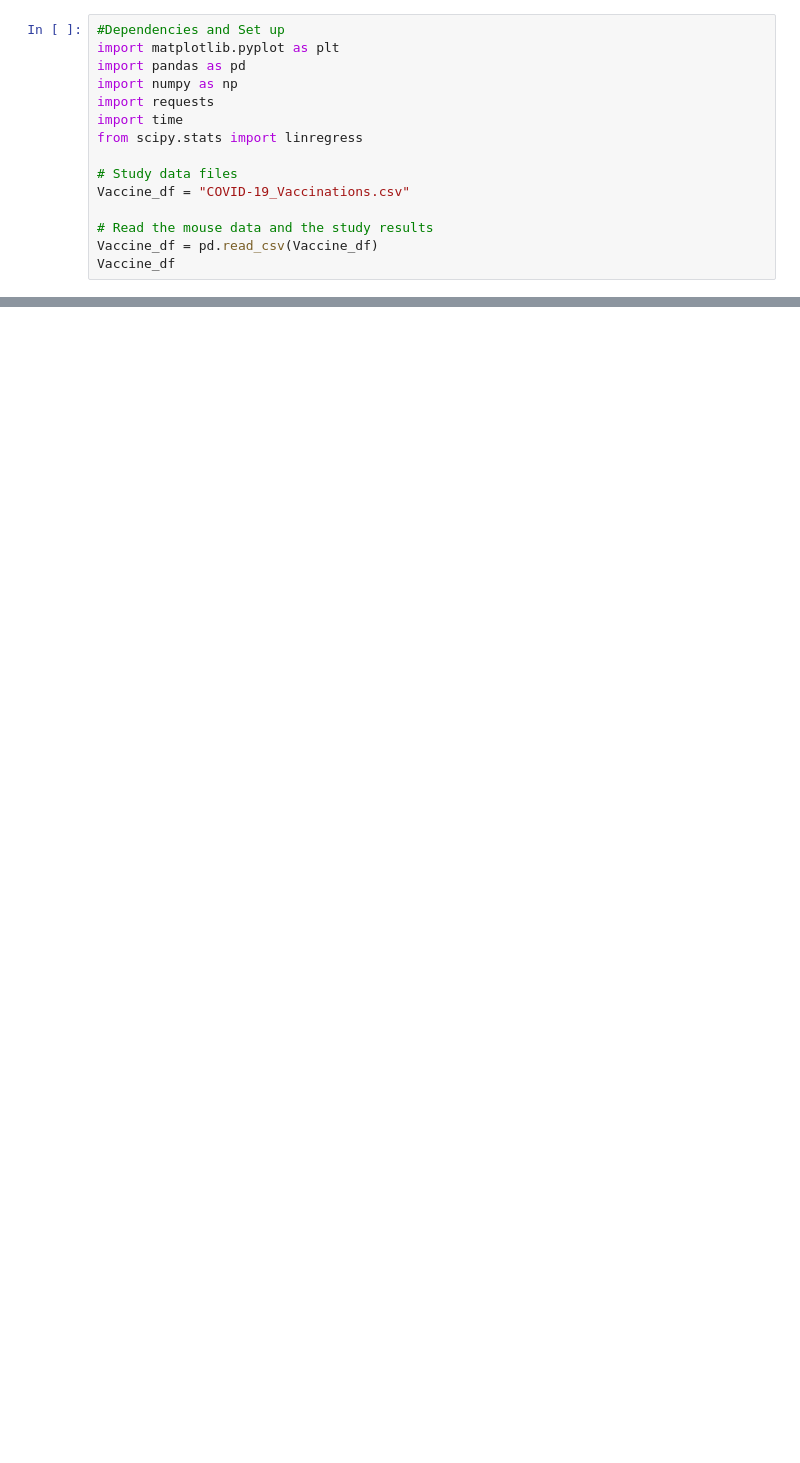
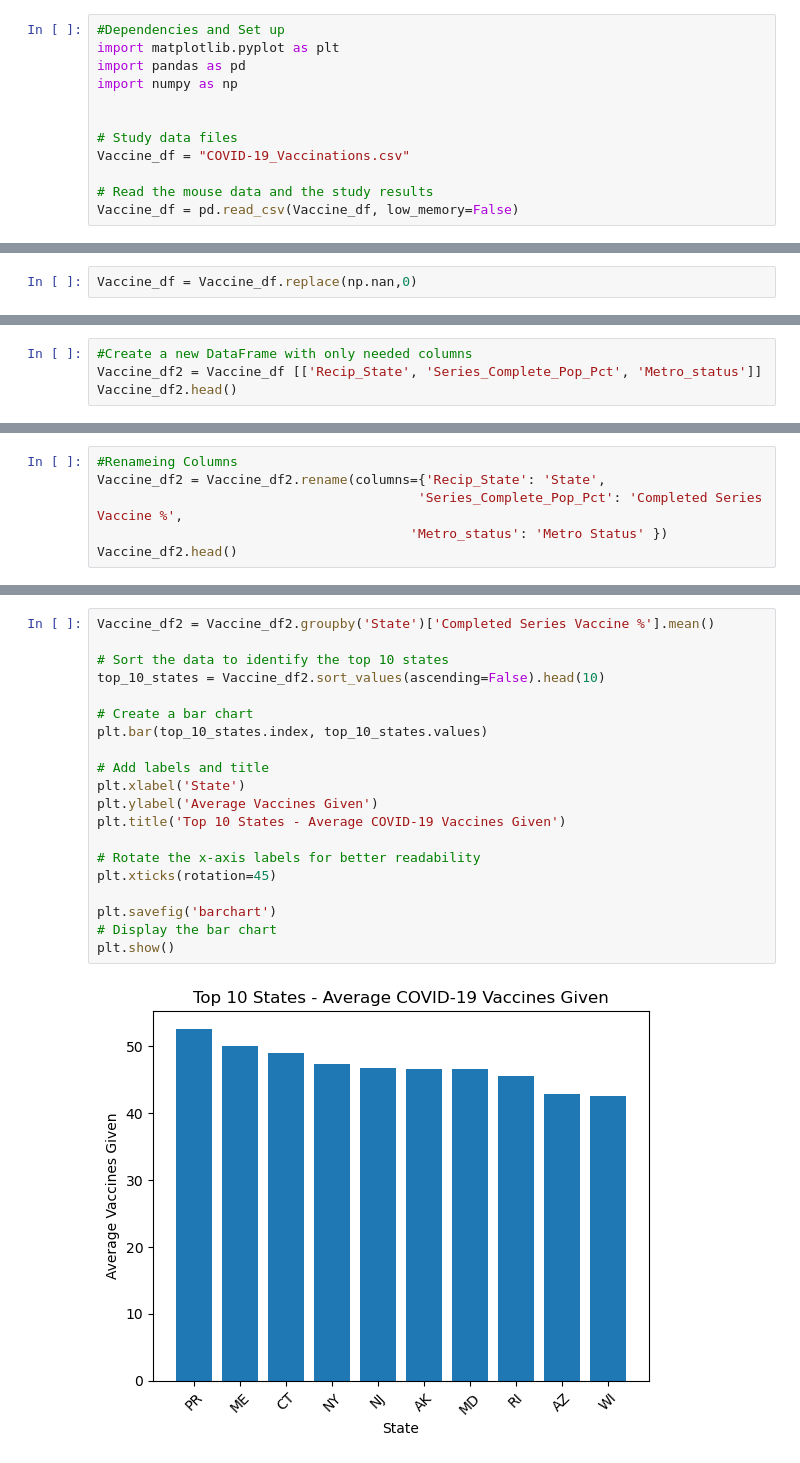
Before and after one commit to deku1261/HealthCare_Project1, a Jupyter notebook: Starter Folder/Rachel.ipynb, the cells around one changed output, grey strips where cells are left out. Drawn from its saved outputs; the diff is of its cells as text; blank space fills up the shorter version.

```diff
--- a/Starter Folder/Rachel.ipynb
+++ b/Starter Folder/Rachel.ipynb
@@ -3,13 +3,10 @@
 import matplotlib.pyplot as plt
 import pandas as pd
 import numpy as np
-import requests
-import time
-from scipy.stats import linregress
+
 
 # Study data files
 Vaccine_df = "COVID-19_Vaccinations.csv"
 
 # Read the mouse data and the study results
-Vaccine_df = pd.read_csv(Vaccine_df)
-Vaccine_df
+Vaccine_df = pd.read_csv(Vaccine_df, low_memory=False)
@@ -29,0 +33,2 @@ Vaccine_df
+# %%
+Vaccine_df = Vaccine_df.replace(np.nan,0)
@@ -29,0 +55,4 @@ Vaccine_df
+# %%
+#Create a new DataFrame with only needed columns
+Vaccine_df2 = Vaccine_df [['Recip_State', 'Series_Complete_Pop_Pct', 'Metro_status']]
+Vaccine_df2.head()
@@ -29,0 +76,6 @@ Vaccine_df
+# %%
+#Renameing Columns
+Vaccine_df2 = Vaccine_df2.rename(columns={'Recip_State': 'State',
+                                         'Series_Complete_Pop_Pct': 'Completed Series Vaccine %',
+                                        'Metro_status': 'Metro Status' })
+Vaccine_df2.head()
@@ -29,0 +96,22 @@ Vaccine_df
+# %%
+Vaccine_df2 = Vaccine_df2.groupby('State')['Completed Series Vaccine %'].mean()
+
+# Sort the data to identify the top 10 states
+top_10_states = Vaccine_df2.sort_values(ascending=False).head(10)
+
+# Create a bar chart
+plt.bar(top_10_states.index, top_10_states.values)
+
+# Add labels and title
+plt.xlabel('State')
+plt.ylabel('Average Vaccines Given')
+plt.title('Top 10 States - Average COVID-19 Vaccines Given')
+
+# Rotate the x-axis labels for better readability
+plt.xticks(rotation=45)
+
+plt.savefig('barchart')
+# Display the bar chart
+plt.show()
+# %% [output]
+[figure, added]
```
Also changed, not shown: parts of 7 cells of this notebook, 2 other files.
